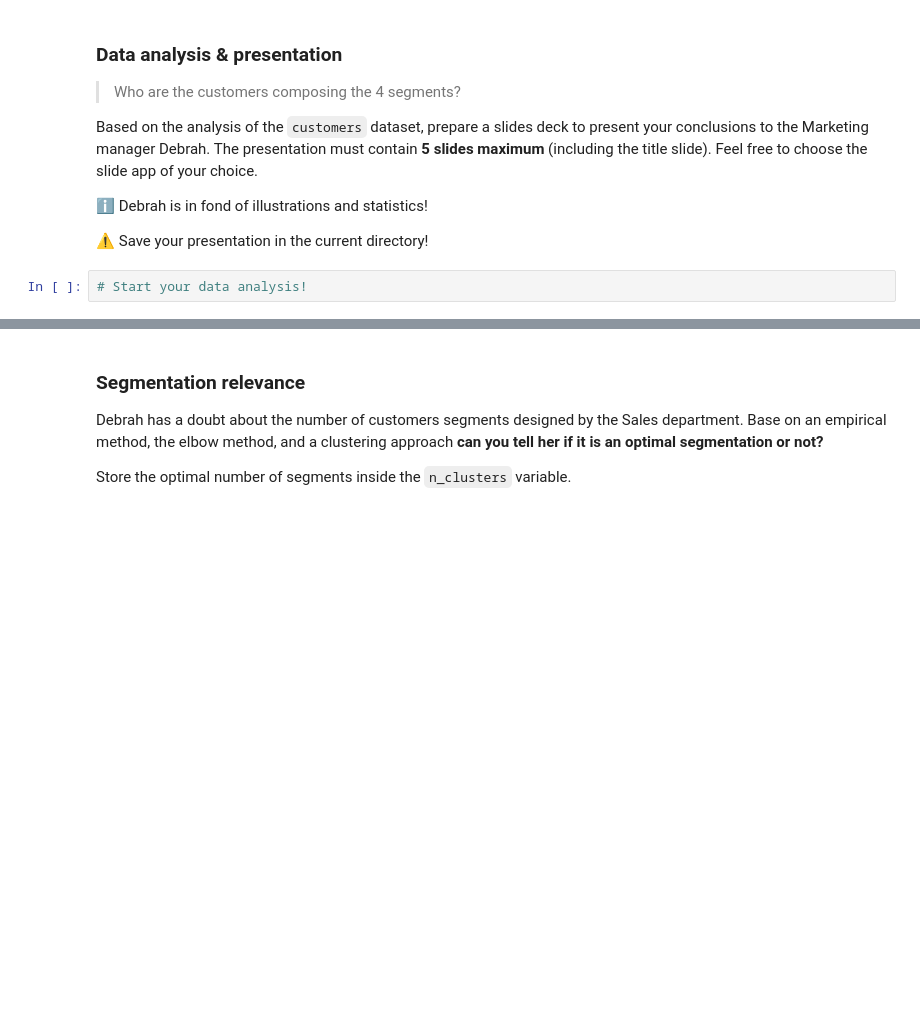
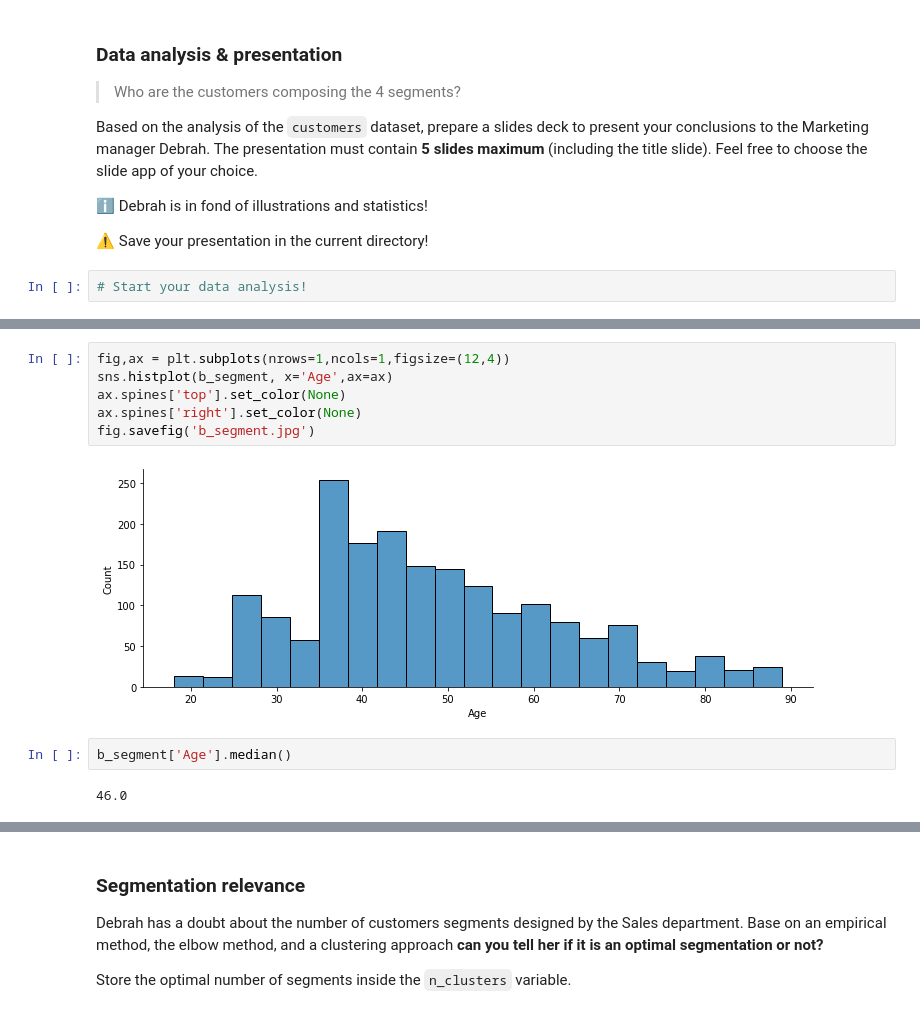
Before and after one commit to plussou/data-certification-exam, a Jupyter notebook: decision_science/customers_segmentation_exam.ipynb, the cells around one changed output, grey strips where cells are left out. Cells and saved outputs as stored; diff of their text form; blank space fills up the shorter version.

```diff
--- a/decision_science/customers_segmentation_exam.ipynb
+++ b/decision_science/customers_segmentation_exam.ipynb
@@ -175,0 +216,12 @@ sns
+# %%
+fig,ax = plt.subplots(nrows=1,ncols=1,figsize=(12,4))
+sns.histplot(b_segment, x='Age',ax=ax)
+ax.spines['top'].set_color(None)
+ax.spines['right'].set_color(None)
+fig.savefig('b_segment.jpg')
+# %% [output]
+[figure, added]
+# %%
+b_segment['Age'].median()
+# %% [output]
+46.0
```
Also changed, not shown: parts of 49 cells of this notebook, 1 other file.
